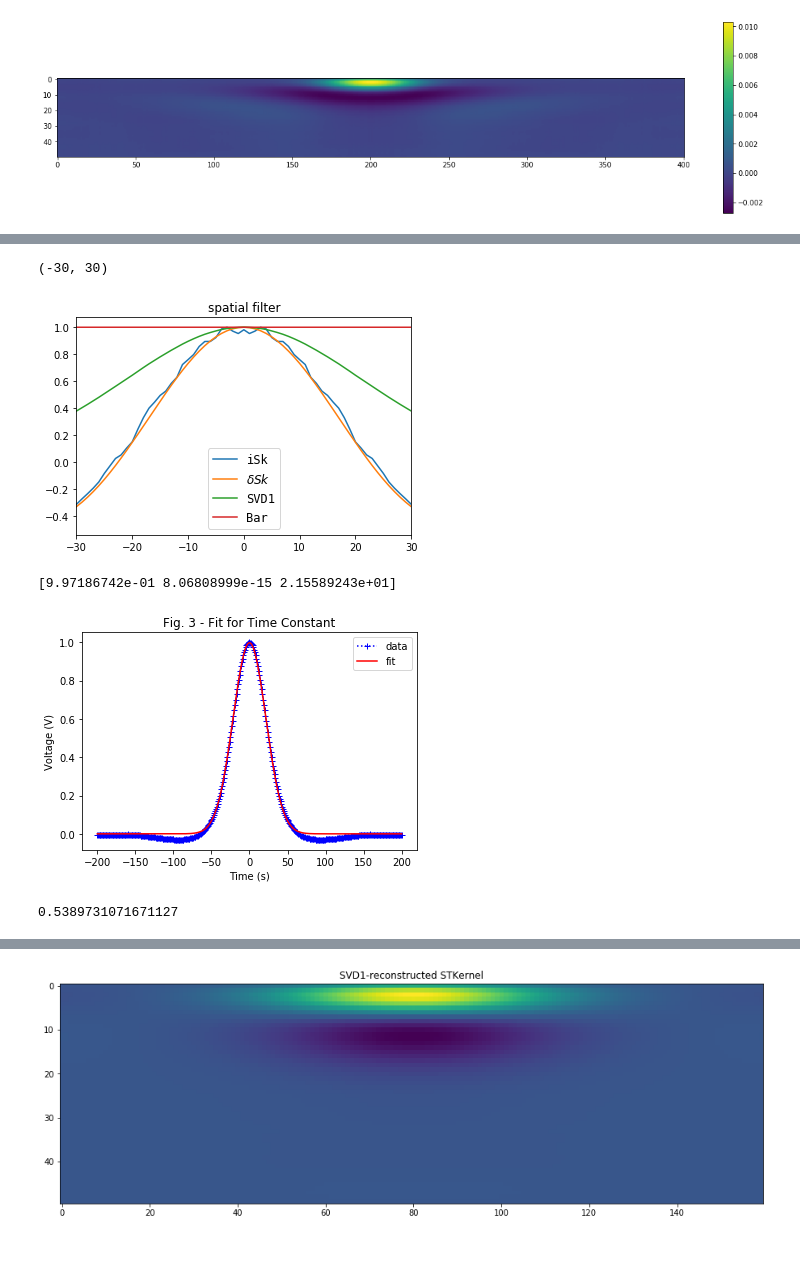
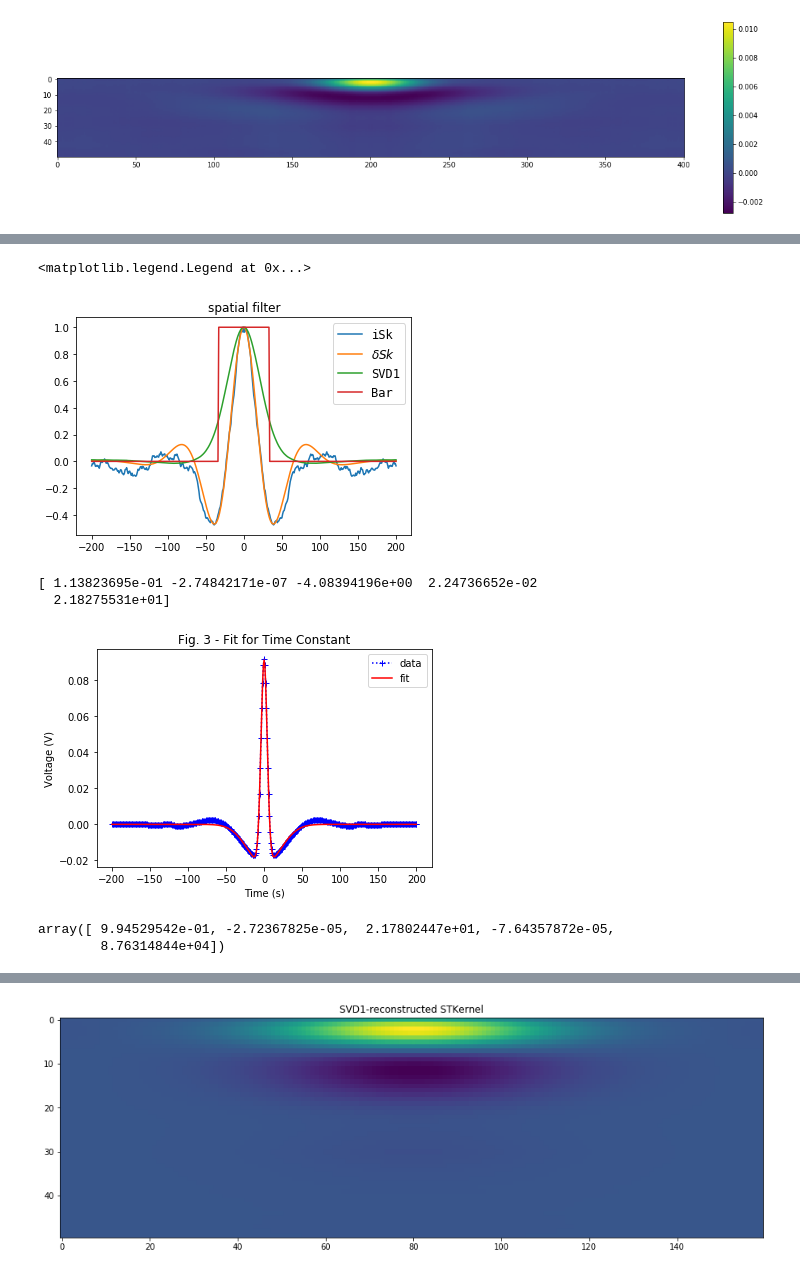
Before and after one commit to llincooi/retina_python, a Jupyter notebook: MB_FB_model/Show_spatial_filter (2D crosscorrelation)-RF.ipynb, the cells around one changed output, grey strips where cells are left out. Drawn from its saved outputs; the diff is of its cells as text; code cells hidden in the pictures.

```diff
--- a/MB_FB_model/Show_spatial_filter (2D crosscorrelation)-RF.ipynb
+++ b/MB_FB_model/Show_spatial_filter (2D crosscorrelation)-RF.ipynb
@@ -428,22 +428,23 @@ fig.set_size_inches(15, 10)
 # %%
 plt.plot(space_window, iSk/max(iSk), label = 'iSk')
 cut_Delta_output = Delta_output[-1,int(xlen/dx/2)-int(xlen/dx/10):int(xlen/dx/2)+int(xlen/dx/10)+1]
 plt.plot(space_window, cut_Delta_output/max(cut_Delta_output), label = r'$\delta Sk$')
 plt.plot(space_window, -VT[0,:]/max(-VT[0,:]), label = 'SVD1')
 barsize = np.zeros_like(space_window);
 barsize[np.arange(-round(hw/dx),(round(hw/dx)+1))++round(len(barsize)/2)] = 1
 plt.plot(space_window, barsize, label = 'Bar')
 plt.title('spatial filter')
 plt.legend(loc='best', prop={'size': 'large', 'family': 'monospace'})
 
-plt.xlim([-30, 30])
+# plt.xlim([-30, 30])
 # %% [output]
-(-30, 30)
+<matplotlib.legend.Legend at 0x...>
-[figure, old version]
+[figure, new version]
 # %%
 from scipy.optimize import curve_fit
 x = space_window.copy()
-y = -VT[0,:]/max(-VT[0,:])
+# y = -VT[0,:]/max(-VT[0,:])
+y = Delta_output_y[-1,int(xlen/dx/2)-int(xlen/dx/10):int(xlen/dx/2)+int(xlen/dx/10)+1]
 
 # weighted arithmetic mean (corrected - check the section below)
 mean = sum(x * y) / sum(y)
@@ -452,23 +453,29 @@ sigma = np.sqrt(sum((y-min(y)) * (x - mean)**2) / sum(y-min(y)))
 def Gauss(x, a, x0, sigma):
     return a * np.exp(-(x - x0)**2 / (2 * sigma**2))
 
-popt,pcov = curve_fit(Gauss, x, y, p0=[max(y), mean, sigma])
+def DoG(x, a1, x0, sigma1, a2, sigma2):
+    return a1 * np.exp(-(x - x0)**2 / (2 * sigma1**2)) - a2 * np.exp(-(x - x0)**2 / (2 * sigma2**2))
+
+# popt,pcov = curve_fit(Gauss, x, y, p0=[max(y), mean, sigma])
+popt,pcov = curve_fit(DoG, x, y, p0=[max(y), 0, sigma, -0.1*max(y), 5*sigma])
 print(popt)
 
 plt.plot(x, y, 'b+:', label='data')
-plt.plot(x, Gauss(x, *popt), 'r-', label='fit')
+plt.plot(x, DoG(x, *popt), 'r-', label='fit')
 plt.legend()
 plt.title('Fig. 3 - Fit for Time Constant')
 plt.xlabel('Time (s)')
 plt.ylabel('Voltage (V)')
 plt.show()
 # %% [output]
-[9.97186742e-01 8.06808999e-15 2.15589243e+01]
+[ 1.13823695e-01 -2.74842171e-07 -4.08394196e+00  2.24736652e-02
+  2.18275531e+01]
-[figure, old version]
+[figure, new version]
 # %%
-popt[2]*dx
+popt
 # %% [output]
-0.5389731071671127
+array([ 9.94529542e-01, -2.72367825e-05,  2.17802447e+01, -7.64357872e-05,
+        8.76314844e+04])
 # %%
 plt.plot(new_time_axis, iTk/max(iTk))
 plt.plot(TKtaxis,n_TK)
```
Also changed, not shown: parts of 12 cells of this notebook, 1 other file.
